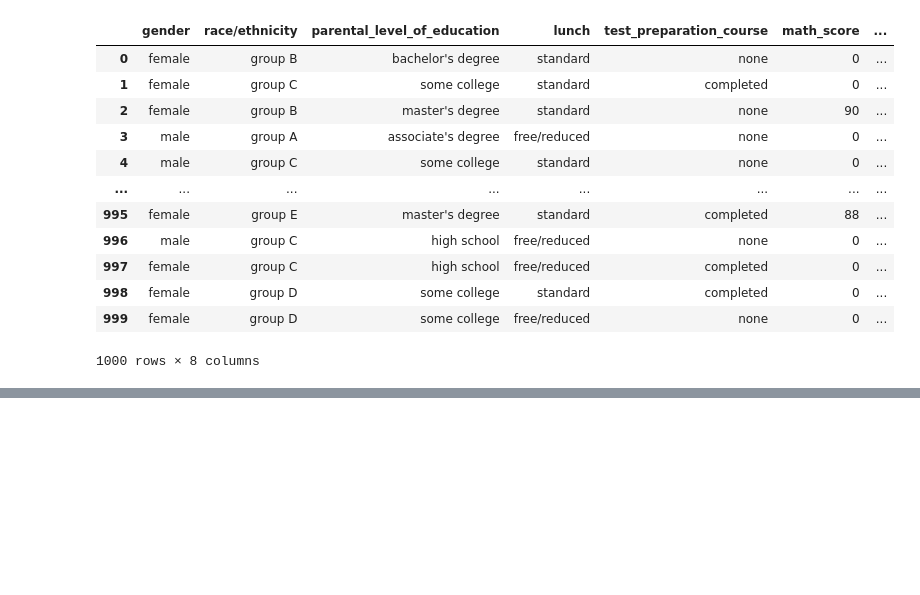
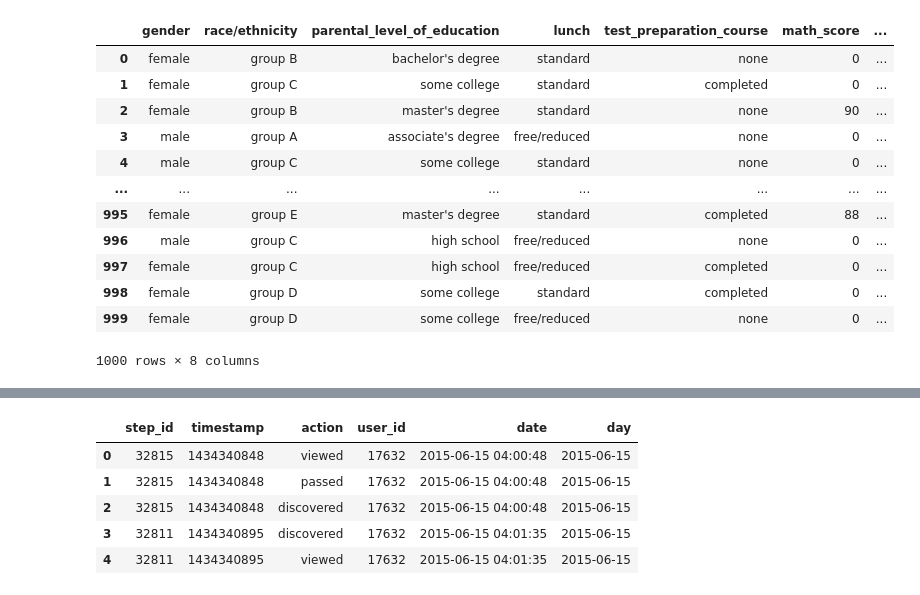
Before and after one commit to Porpoising/home_tasks, a Jupyter notebook: Cribs/pandas_crib.ipynb, the cells around one changed output, grey strips where cells are left out. Cells and saved outputs as stored; diff of their text form; code cells hidden in the pictures; blank space fills up the shorter version.

```diff
--- a/Cribs/pandas_crib.ipynb
+++ b/Cribs/pandas_crib.ipynb
@@ -690,3 +690,13 @@ students_performance
 | 998 | female | group D | some college | standard | completed | 0 | ... |
 | 999 | female | group D | some college | free/reduced | none | 0 | ... |
 1000 rows × 8 columns
+# %%
+events_data = pd.read_csv('D:\Home tasks\Datasets\event_data_train.csv')
+events_data.head(15)
+
+events_data.action.unique()
+
+# to_datetime - переводит данные в формат даты и времени (в данном случае из секунд в дату)
+events_data['date'] = pd.to_datetime(events_data['timestamp'], unit='s')
+events_data.head()
+#pd.get_dummies() - разбивает колонку на 0 и 1 по принадлежности (one-hot coding)
@@ -692,0 +710,11 @@ students_performance
+# %%
+# оставляем только дату
+events_data['day'] = events_data.date.dt.date
+events_data.head()
+# %% [output]
+|  | step_id | timestamp | action | user_id | date | day |
+| 0 | 32815 | 1434340848 | viewed | 17632 | 2015-06-15 04:00:48 | 2015-06-15 |
+| 1 | 32815 | 1434340848 | passed | 17632 | 2015-06-15 04:00:48 | 2015-06-15 |
+| 2 | 32815 | 1434340848 | discovered | 17632 | 2015-06-15 04:00:48 | 2015-06-15 |
+| 3 | 32811 | 1434340895 | discovered | 17632 | 2015-06-15 04:01:35 | 2015-06-15 |
+| 4 | 32811 | 1434340895 | viewed | 17632 | 2015-06-15 04:01:35 | 2015-06-15 |
```
Also changed, not shown: parts of 3 cells of this notebook.
